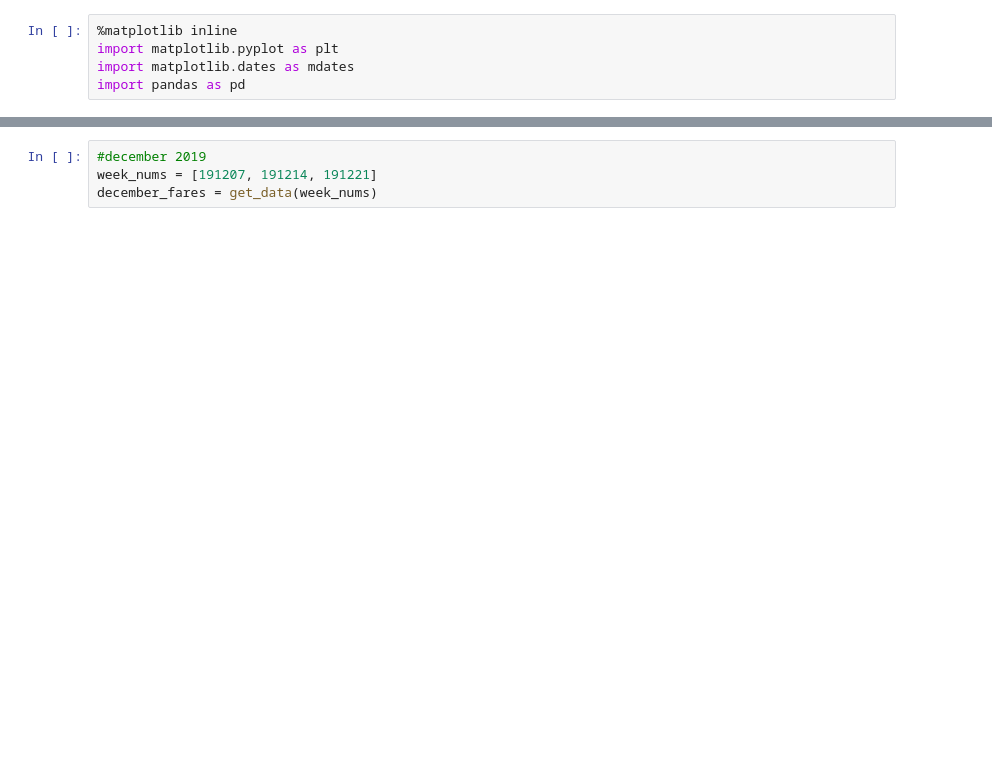
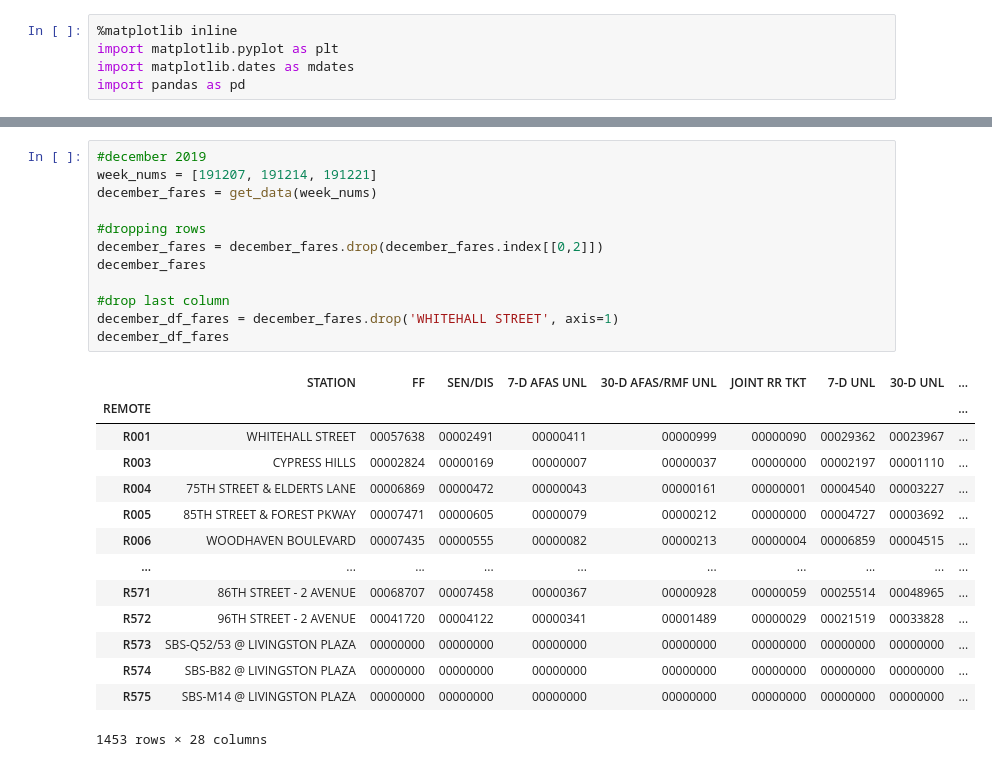
Before and after one commit to manyshapes/MTA-Ridership-Time-Analysis, a Jupyter notebook: fare_data_MTA.ipynb, the cells around one changed output, grey strips where cells are left out. Saved outputs shown, nothing was run; the diff lists cells and outputs as text; blank space fills up the shorter version.

```diff
--- a/fare_data_MTA.ipynb
+++ b/fare_data_MTA.ipynb
@@ -26,4 +71,27 @@ march_fares = get_data(week_nums)
 # %%
 #december 2019
 week_nums = [191207, 191214, 191221]
 december_fares = get_data(week_nums)
+
+#dropping rows
+december_fares = december_fares.drop(december_fares.index[[0,2]])
+december_fares
+
+#drop last column
+december_df_fares = december_fares.drop('WHITEHALL STREET', axis=1)
+december_df_fares
+# %% [output]
+|  | STATION | FF | SEN/DIS | 7-D AFAS UNL | 30-D AFAS/RMF UNL | JOINT RR TKT | 7-D UNL | 30-D UNL | ... |
+| REMOTE |  |  |  |  |  |  |  |  | ... |
+| R001 | WHITEHALL STREET | 00057638 | 00002491 | 00000411 | 00000999 | 00000090 | 00029362 | 00023967 | ... |
+| R003 | CYPRESS HILLS | 00002824 | 00000169 | 00000007 | 00000037 | 00000000 | 00002197 | 00001110 | ... |
+| R004 | 75TH STREET & ELDERTS LANE | 00006869 | 00000472 | 00000043 | 00000161 | 00000001 | 00004540 | 00003227 | ... |
+| R005 | 85TH STREET & FOREST PKWAY | 00007471 | 00000605 | 00000079 | 00000212 | 00000000 | 00004727 | 00003692 | ... |
+| R006 | WOODHAVEN BOULEVARD | 00007435 | 00000555 | 00000082 | 00000213 | 00000004 | 00006859 | 00004515 | ... |
+| ... | ... | ... | ... | ... | ... | ... | ... | ... | ... |
+| R571 | 86TH STREET - 2 AVENUE | 00068707 | 00007458 | 00000367 | 00000928 | 00000059 | 00025514 | 00048965 | ... |
+| R572 | 96TH STREET - 2 AVENUE | 00041720 | 00004122 | 00000341 | 00001489 | 00000029 | 00021519 | 00033828 | ... |
+| R573 | SBS-Q52/53 @ LIVINGSTON PLAZA | 00000000 | 00000000 | 00000000 | 00000000 | 00000000 | 00000000 | 00000000 | ... |
+| R574 | SBS-B82 @ LIVINGSTON PLAZA | 00000000 | 00000000 | 00000000 | 00000000 | 00000000 | 00000000 | 00000000 | ... |
+| R575 | SBS-M14 @ LIVINGSTON PLAZA | 00000000 | 00000000 | 00000000 | 00000000 | 00000000 | 00000000 | 00000000 | ... |
+1453 rows × 28 columns
```
Also changed, not shown: parts of 11 cells of this notebook.
